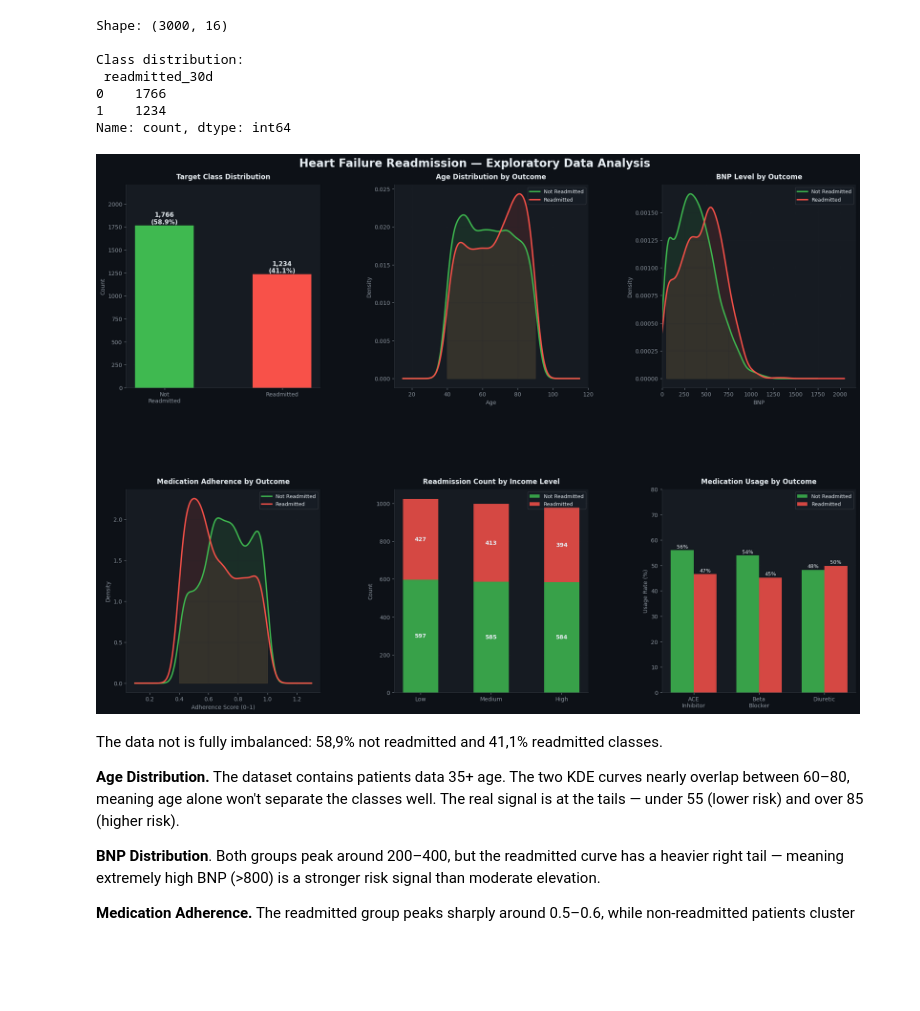
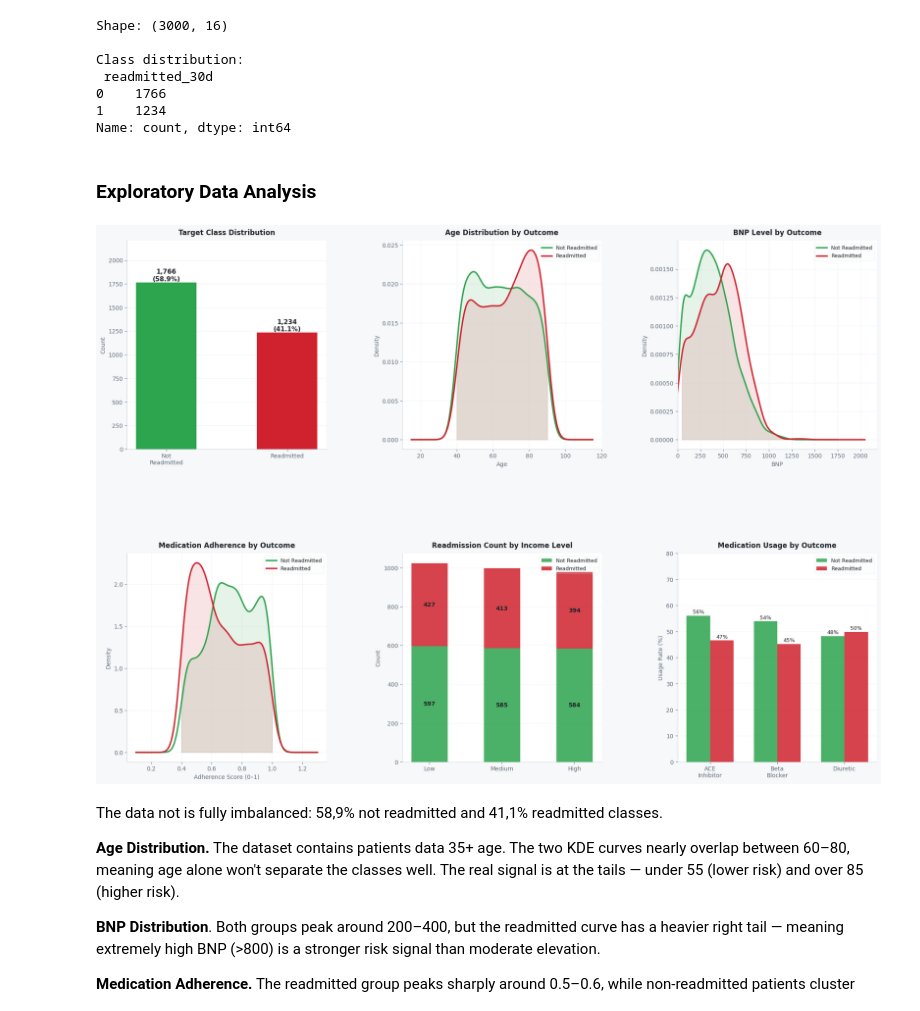
Before and after one commit to dinarazhorabek/heart_failure_readmission, a Jupyter notebook: main.ipynb, the cells around one changed output. Cells and saved outputs as stored; diff of their text form; code cells hidden in the pictures; blank space fills up the shorter version.

Commit message:
changet theme for plots

```diff
--- a/main.ipynb
+++ b/main.ipynb
@@ -62,25 +62,25 @@ Class distribution:
 1    1234
 Name: count, dtype: int64
 # %%
-# Theme
-BG    = '#0D1117'; CARD  = '#161B22'; CARD2 = '#1C2430'
-GREEN = '#3FB950'; RED   = '#F85149'; ACCENT= '#58A6FF'
-TEXT  = '#E6EDF3'; MUTED = '#8B949E'
+# ─── LIGHT THEME ────────────────────────────────────────────────────────────
+BG    = '#F6F8FA'; CARD  = '#FFFFFF'; CARD2 = '#F0F2F5'
+GREEN = '#2DA44E'; RED   = '#CF222E'; ACCENT= '#0969DA'
+TEXT  = '#1F2328'; MUTED = '#636E7B'
 
 plt.rcParams.update({
-    'figure.facecolor': BG, 'axes.facecolor': CARD,
-    'axes.edgecolor': '#30363D', 'axes.labelcolor': MUTED,
-    'xtick.color': MUTED, 'ytick.color': MUTED, 'text.color': TEXT,
-    'grid.color': '#21262D', 'grid.linewidth': 0.5,
-    'axes.spines.top': False, 'axes.spines.right': False,
+    'figure.facecolor': BG,   'axes.facecolor': CARD,
+    'axes.edgecolor':  '#D0D7DE', 'axes.labelcolor': MUTED,
+    'xtick.color':     MUTED,     'ytick.color':     MUTED,
+    'text.color':      TEXT,      'grid.color':      '#D0D7DE',
+    'grid.linewidth':  0.5,
+    'axes.spines.top': False,     'axes.spines.right': False,
 })
-
 PALETTE   = {0: GREEN, 1: RED}
 label_map = {0: 'Not Readmitted', 1: 'Readmitted'}
+# %% [markdown]
+### Exploratory Data Analysis
 # %%
 fig = plt.figure(figsize=(20, 22), facecolor=BG)
-fig.suptitle('Heart Failure Readmission — Exploratory Data Analysis',
-             fontsize=20, fontweight='bold', color=TEXT, y=0.99)
 
 gs = gridspec.GridSpec(3, 3, figure=fig, hspace=0.50, wspace=0.38,
                        top=0.96, bottom=0.05, left=0.07, right=0.97)
@@ -156,34 +156,34 @@ for cls, color, lbl in [(0, GREEN, 'Not Readmitted'), (1, RED, 'Readmitted')]:
                     fontsize=10, color=TEXT, fontweight='bold')
     bottom += vals
 ax.set_title('Readmission Count by Income Level', color=TEXT, fontsize=12, fontweight='bold', pad=10)
 ax.set_ylabel('Count')
 ax.legend(fontsize=9, framealpha=0.15, facecolor=CARD2)
 ax.grid(axis='y', alpha=0.4)
 
 # Medication Usage Grouped Bar
 ax = fig.add_subplot(gs[1, 2])
 meds       = ['ace_inhibitor', 'beta_blocker', 'diuretic']
 med_labels = ['ACE\nInhibitor', 'Beta\nBlocker', 'Diuretic']
 x = np.arange(3); w = 0.35
 for i, (label, color) in enumerate(PALETTE.items()):
     sub   = df[df['readmitted_30d'] == label]
     rates = [sub[m].mean() * 100 for m in meds]
     bars  = ax.bar(x + i*w - w/2, rates, w, color=color, alpha=0.85,
                    edgecolor='none', label=label_map[label], zorder=3)
     for bar, v in zip(bars, rates):
         ax.text(bar.get_x() + bar.get_width()/2, bar.get_height() + 0.8,
                 f'{v:.0f}%', ha='center', fontsize=9, color=TEXT)
 ax.set_xticks(x); ax.set_xticklabels(med_labels, fontsize=10)
 ax.set_title('Medication Usage by Outcome', color=TEXT, fontsize=12, fontweight='bold', pad=10)
 ax.set_ylabel('Usage Rate (%)')
 ax.set_ylim(0, 80)
 ax.legend(fontsize=9, framealpha=0.15, facecolor=CARD2)
 ax.grid(axis='y', alpha=0.4)
 
 plt.savefig('eda.png', dpi=150, bbox_inches='tight', facecolor=BG)
 plt.show()
 # %% [output]
-[figure, old version]
+[figure, new version]
 # %% [markdown]
 The data not is fully imbalanced: 58,9% not readmitted and 41,1% readmitted classes.
 
```
Also changed, not shown: parts of 6 cells of this notebook, 1 other file.
